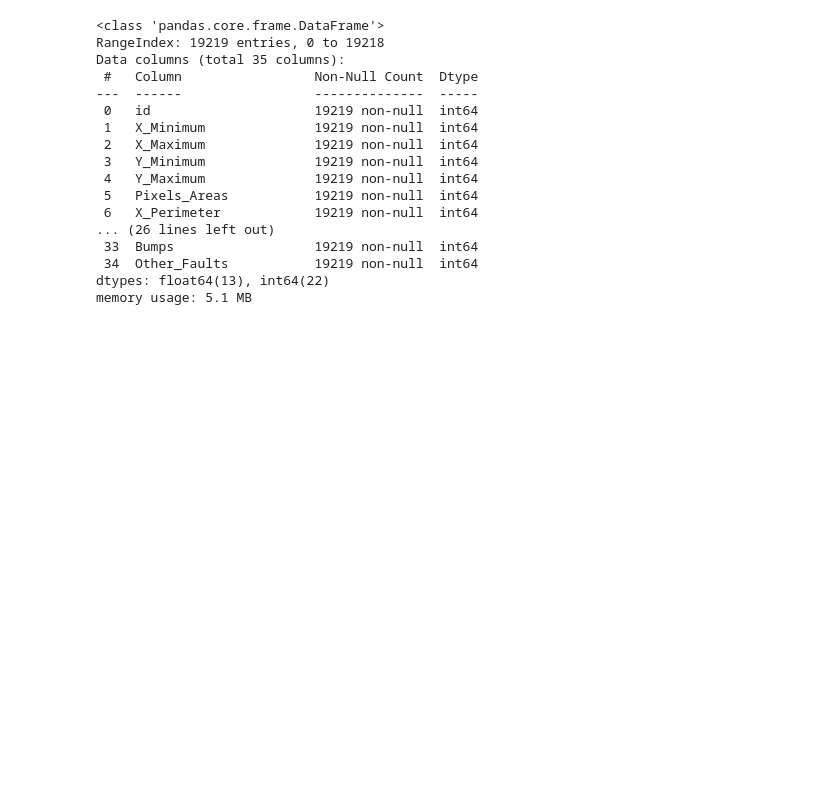
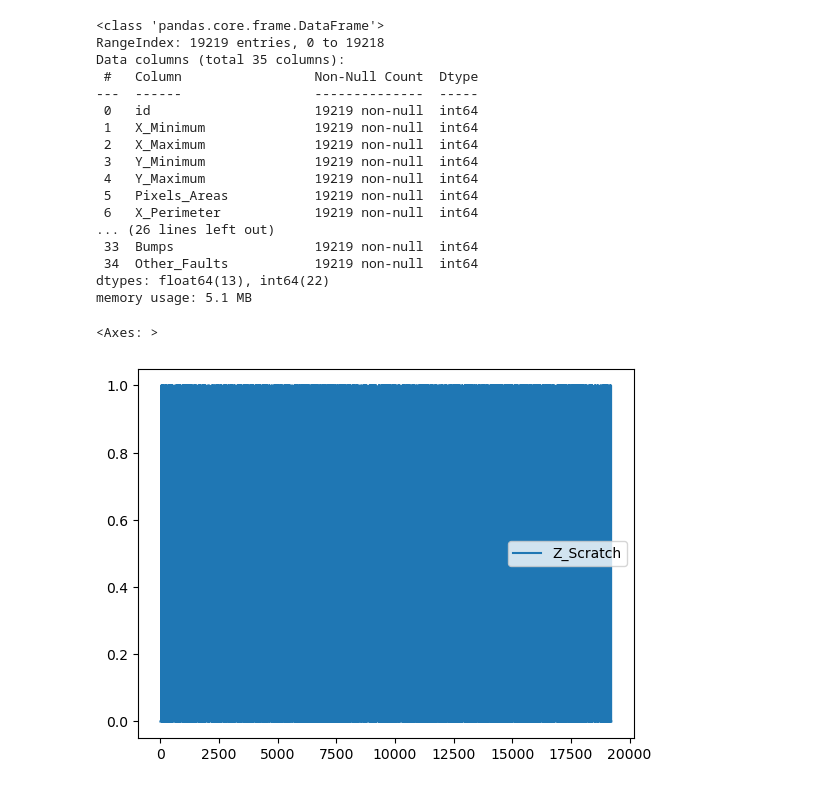
Before and after one commit to MikMar99/Optimising-Abalone-Price-through-Age-Prediction, a Jupyter notebook: data_explorer.ipynb, the cells around one changed output. Cells and saved outputs as stored; diff of their text form; code cells hidden in the pictures; blank space fills up the shorter version.

```diff
--- a/data_explorer.ipynb
+++ b/data_explorer.ipynb
@@ -67,4 +67,7 @@ Data columns (total 35 columns):
 dtypes: float64(13), int64(22)
 memory usage: 5.1 MB
 # %%
-# this is a comment by yo boi
+train_df[['Z_Scratch']].plot() #test
+# %% [output]
+<Axes: >
+[figure, added]
```
